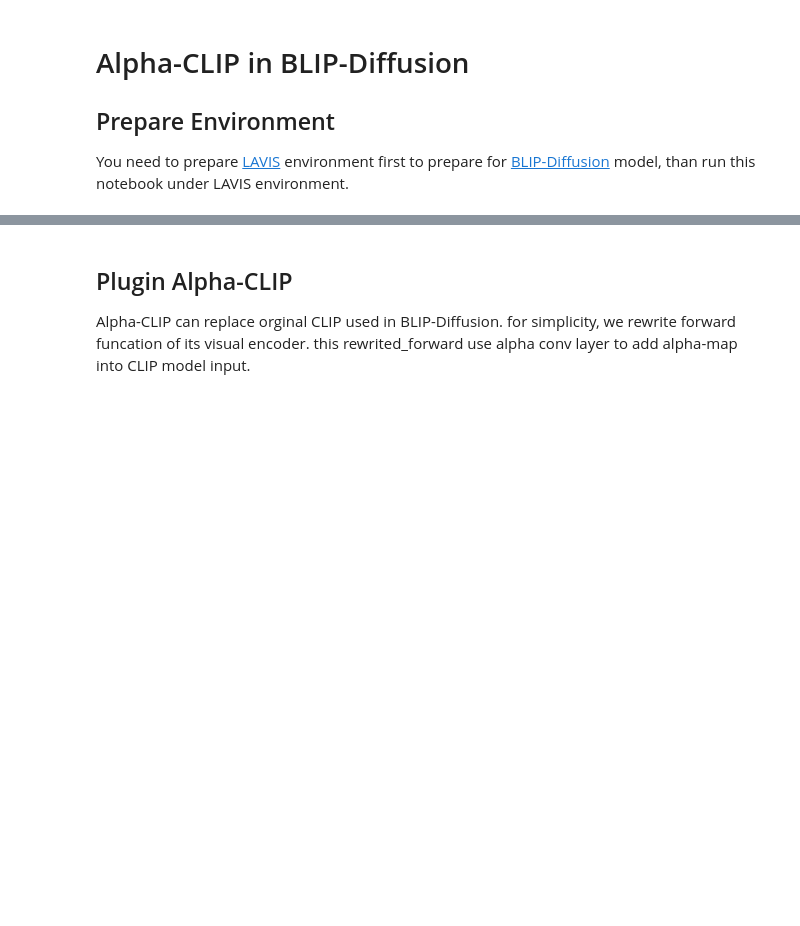
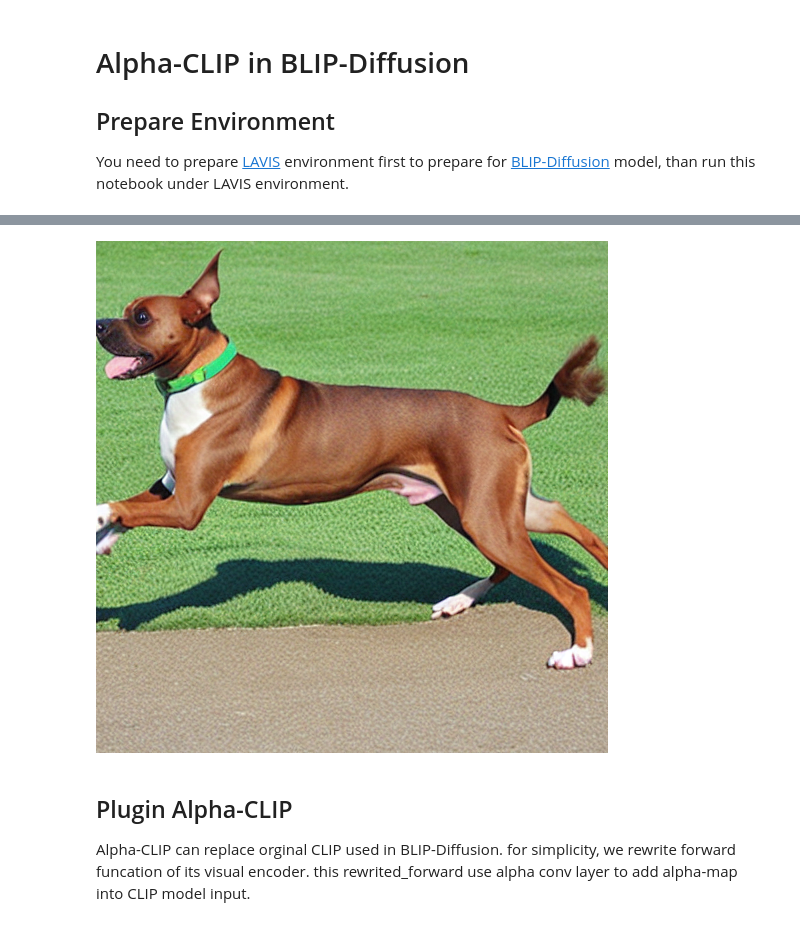
Before and after one commit to SunzeY/AlphaCLIP, a Jupyter notebook: notebooks/blip_diffusion.ipynb, the cells around one changed output, grey strips where cells are left out. Drawn from its saved outputs; the diff is of its cells as text; code cells hidden in the pictures; blank space fills up the shorter version.

```diff
--- a/notebooks/blip_diffusion.ipynb
+++ b/notebooks/blip_diffusion.ipynb
@@ -28,3 +50,36 @@ KeyboardInterrupt:
+# %%
+image = vis_preprocess["eval"](raw_image).unsqueeze(0).to(device)
+con_subject = ""
+cond_subject = con_subject
+tgt_subject = con_subject
+
+text_prompt = ""
+ori_text = text_prompt
+
+cond_subjects = [txt_preprocess["eval"](cond_subject)]
+tgt_subjects = [txt_preprocess["eval"](tgt_subject)]
+text_prompt = [txt_preprocess["eval"](text_prompt)]
+
+cond_images = image
+samples = {
+    "cond_images": cond_images,
+    "cond_subject": cond_subjects,
+    "tgt_subject": tgt_subjects,
+    "prompt": text_prompt,
+}
+num_output = 1
+output = model.generate(
+                            samples,
+                            seed=seed,
+                            guidance_scale=7.5,
+                            num_inference_steps=50,
+                            neg_prompt=negative_prompt,
+                            height=512,
+                            width=512,
+                        )
+display(output[0])
+# %% [output]
+[figure, added]
 # %% [markdown]
 ## Plugin Alpha-CLIP
 Alpha-CLIP can replace orginal CLIP used in BLIP-Diffusion. for simplicity, we rewrite forward funcation of its visual encoder. this rewrited_forward use alpha conv layer to add alpha-map into CLIP model input.
```
Also changed, not shown: parts of 8 cells of this notebook, 4 other files.
